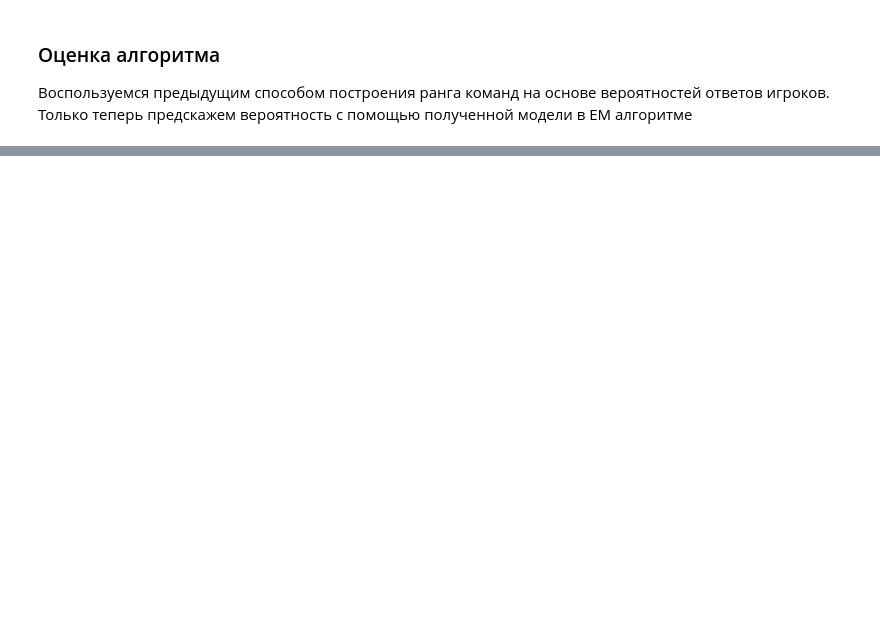
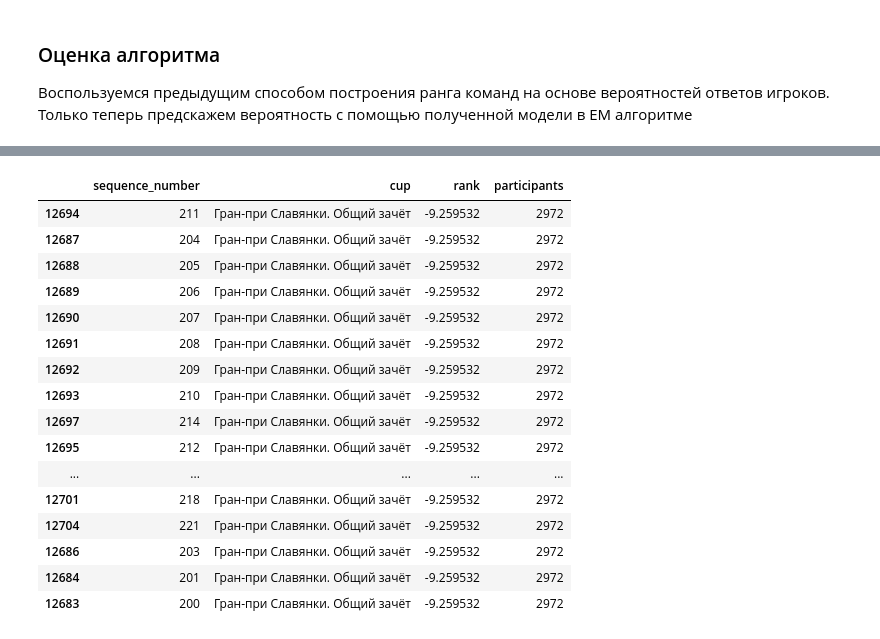
Before and after one commit to Wunder9l/made-advanced-ml, a Jupyter notebook: hw/2nd/what_where_when.ipynb, the cells around one changed output, grey strips where cells are left out. Saved outputs shown, nothing was run; the diff lists cells and outputs as text; code cells hidden in the pictures; blank space fills up the shorter version.

```diff
--- a/hw/2nd/what_where_when.ipynb
+++ b/hw/2nd/what_where_when.ipynb
@@ -342,11 +388,10 @@ def generate_data_em(df, do_update, total_cups=None, total_questions=None):
 # %%
 %%time
 reset_player_features()
-X_train, n0_train, n1_train, total_cups, total_questions = generate_data_em(
+X_train, y_train, weights_train, additional_data, total_cups, total_questions = generate_data_em(
     cups[cups.year == 2019], do_update=True
 )
 
-print(f'Train size={X_train.shape}, n0.shape={n0_train.shape}, n1.shape={n1_train.shape}, ' +
-      'total_cups={total_cups}, total_questions={total_questions}')
+print(f'Train size={X_train.shape}, total_cups={total_cups}, total_questions={total_questions}')
 print(f'Max players features, train: {X_train.max(axis=0)[-9:]}, test: {X_test.max(axis=0)[-9:]}')
 # %% [output]
@@ -420,10 +422,0 @@ array([0., 1., 1.])
-# %%
-w = np.random.normal(size=X_train.shape[1])
-for i in range(300):
-    verbose = i % 10 == 0
-    z = e_step(w, X_train)
-    w_next = m_step(w, X_train, z, n1_train, n0_train, verbose)
-    if verbose:
-        print(f'Step {i+1}, |w_next - w|={np.linalg.norm(w_next-w)}, |w|={np.linalg.norm(w)}')
-    w = w_next
-print(w)
@@ -488,0 +504,32 @@ Wall time: 226 ms
+# %%
+%%time
+
+not_in_stat = 0
+questions_difficulty = []
+for cup_id, name in cups[['id', 'name']].values:
+    ranks = [0] * results[cup_id]['questions_number']
+    participants = 0
+    for player_id, player_data in results[cup_id]['players_results'].items():
+        player = PLAYER_FEATURES[player_id]
+        if not player.questions_n:
+            not_in_stat += 1
+            continue
+        player_rank = player.correct_n / player.questions_n
+        participants += 1
+        for i, is_answered in enumerate(player_data['answer']):
+            if i >= len(ranks):
+                ranks += [0] * (1 + i-len(ranks))
+            if is_answered:
+                ranks[i] -= (1 - player_rank)
+            else:
+                ranks[i] += player_rank
+    questions_difficulty += [{
+        'sequence_number': i+1,
+        'cup': name,
+        'rank': rank,
+        'participants': participants
+    } for i, rank in enumerate(ranks)]
+questions_difficulty_df = pd.DataFrame(questions_difficulty).sort_values('rank', ascending=False)
+cups_difficulty = questions_difficulty_df.drop(columns='sequence_number').groupby("cup").mean().sort_values('rank', ascending=False)
+questions_difficulty_df[questions_difficulty_df.participants > 20].head(20)
+# %% [output]
@@ -488,0 +538,17 @@ Wall time: 226 ms
+|  | sequence_number | cup | rank | participants |
+| 12694 | 211 | Гран-при Славянки. Общий зачёт | -9.259532 | 2972 |
+| 12687 | 204 | Гран-при Славянки. Общий зачёт | -9.259532 | 2972 |
+| 12688 | 205 | Гран-при Славянки. Общий зачёт | -9.259532 | 2972 |
+| 12689 | 206 | Гран-при Славянки. Общий зачёт | -9.259532 | 2972 |
+| 12690 | 207 | Гран-при Славянки. Общий зачёт | -9.259532 | 2972 |
+| 12691 | 208 | Гран-при Славянки. Общий зачёт | -9.259532 | 2972 |
+| 12692 | 209 | Гран-при Славянки. Общий зачёт | -9.259532 | 2972 |
+| 12693 | 210 | Гран-при Славянки. Общий зачёт | -9.259532 | 2972 |
+| 12697 | 214 | Гран-при Славянки. Общий зачёт | -9.259532 | 2972 |
+| 12695 | 212 | Гран-при Славянки. Общий зачёт | -9.259532 | 2972 |
+| ... | ... | ... | ... | ... |
+| 12701 | 218 | Гран-при Славянки. Общий зачёт | -9.259532 | 2972 |
+| 12704 | 221 | Гран-при Славянки. Общий зачёт | -9.259532 | 2972 |
+| 12686 | 203 | Гран-при Славянки. Общий зачёт | -9.259532 | 2972 |
+| 12684 | 201 | Гран-при Славянки. Общий зачёт | -9.259532 | 2972 |
+| 12683 | 200 | Гран-при Славянки. Общий зачёт | -9.259532 | 2972 |
```
Also changed, not shown: parts of 27 cells of this notebook, 1 other file.
